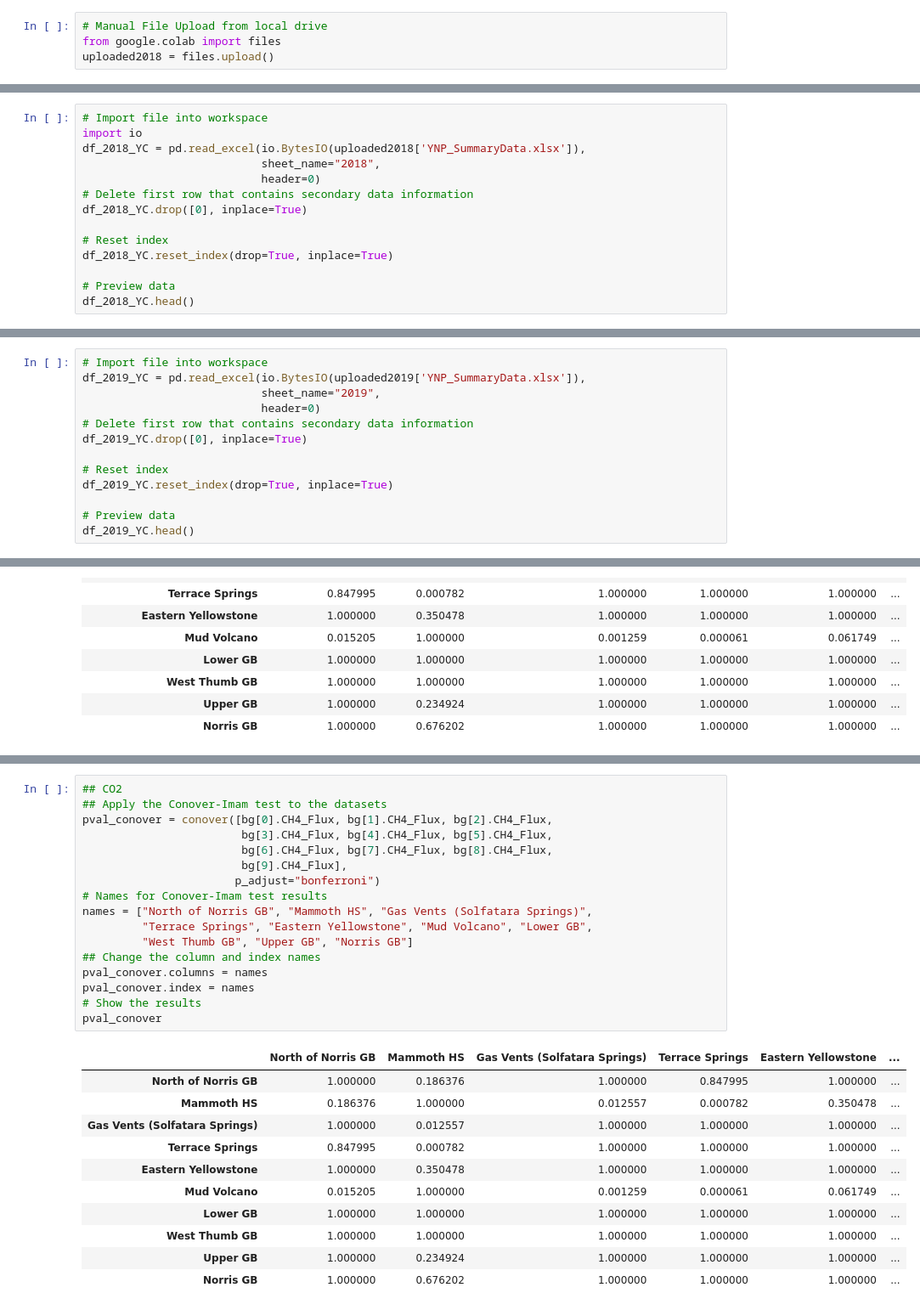
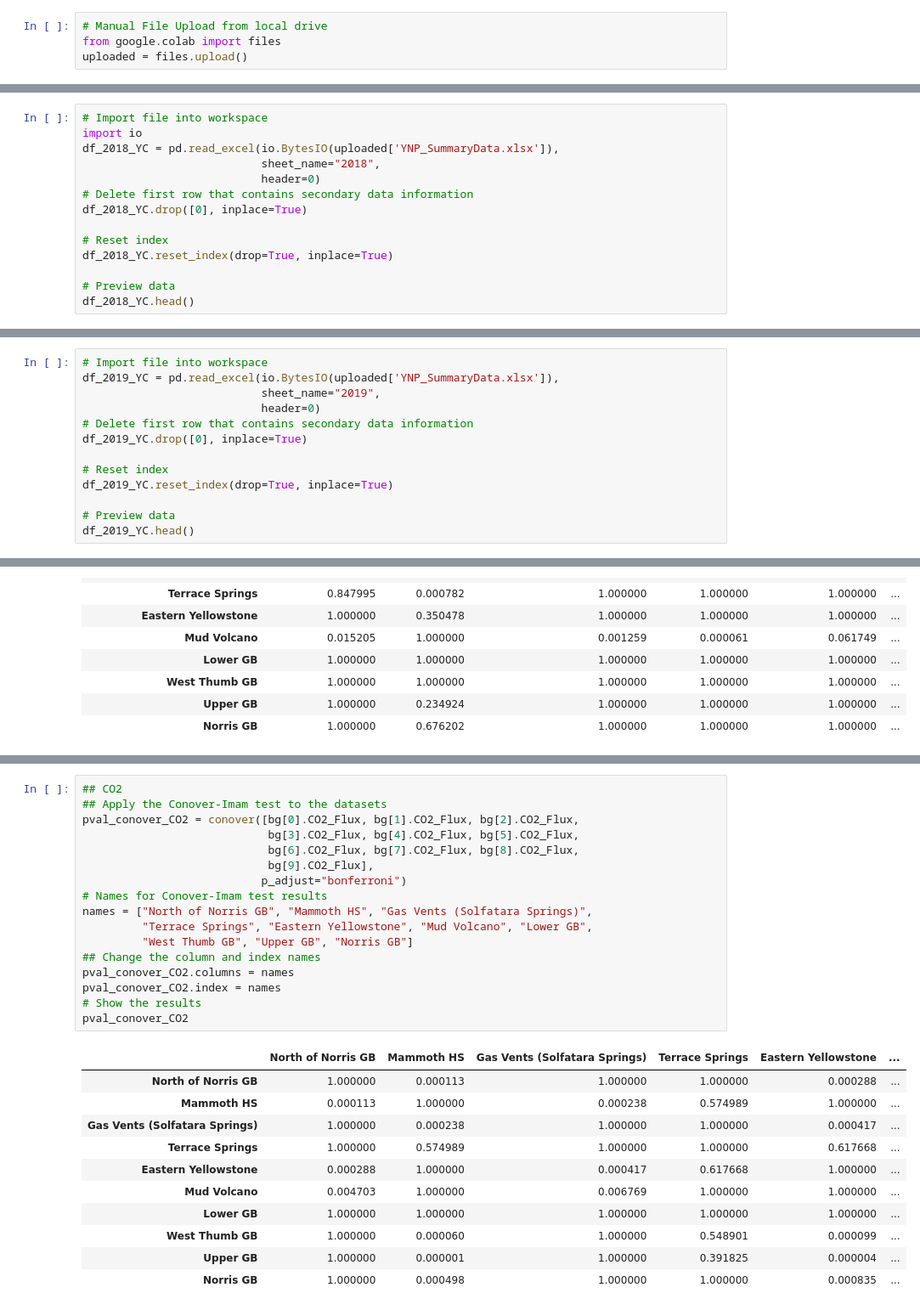
Before and after one commit to 907Resident/caldera-gases, a Jupyter notebook: site_differentation.ipynb, the cells around one changed output, grey strips where cells are left out. Shown at 85% size. Saved outputs shown, nothing was run; the diff lists cells and outputs as text.

```diff
--- a/site_differentation.ipynb
+++ b/site_differentation.ipynb
@@ -64,14 +23,14 @@ Using manual file upload until issue #1 is resolved
 # %%
 # Manual File Upload from local drive
 from google.colab import files
-uploaded2018 = files.upload()
+uploaded = files.upload()
 # %% [output]
 [interactive output not drawn]
 Saving YNP_SummaryData.xlsx to YNP_SummaryData.xlsx
 # %%
 # Import file into workspace
 import io
-df_2018_YC = pd.read_excel(io.BytesIO(uploaded2018['YNP_SummaryData.xlsx']),
+df_2018_YC = pd.read_excel(io.BytesIO(uploaded['YNP_SummaryData.xlsx']),
                            sheet_name="2018",
                            header=0)
 # Delete first row that contains secondary data information
@@ -98,6 +51,6 @@ Saving YNP_SummaryData.xlsx to YNP_SummaryData (1).xlsx
 # %%
 # Import file into workspace
-df_2019_YC = pd.read_excel(io.BytesIO(uploaded2019['YNP_SummaryData.xlsx']),
+df_2019_YC = pd.read_excel(io.BytesIO(uploaded['YNP_SummaryData.xlsx']),
                            sheet_name="2019",
                            header=0)
 # Delete first row that contains secondary data information
@@ -522,31 +767,31 @@ plt.savefig("figures/CH4_flx_CI_tst.png", dpi=300)
 # %%
 ## CO2
 ## Apply the Conover-Imam test to the datasets
-pval_conover = conover([bg[0].CH4_Flux, bg[1].CH4_Flux, bg[2].CH4_Flux,
-                        bg[3].CH4_Flux, bg[4].CH4_Flux, bg[5].CH4_Flux,
-                        bg[6].CH4_Flux, bg[7].CH4_Flux, bg[8].CH4_Flux,
-                        bg[9].CH4_Flux],
-                       p_adjust="bonferroni")
+pval_conover_CO2 = conover([bg[0].CO2_Flux, bg[1].CO2_Flux, bg[2].CO2_Flux,
+                            bg[3].CO2_Flux, bg[4].CO2_Flux, bg[5].CO2_Flux,
+                            bg[6].CO2_Flux, bg[7].CO2_Flux, bg[8].CO2_Flux,
+                            bg[9].CO2_Flux],
+                           p_adjust="bonferroni")
 # Names for Conover-Imam test results
 names = ["North of Norris GB", "Mammoth HS", "Gas Vents (Solfatara Springs)",
          "Terrace Springs", "Eastern Yellowstone", "Mud Volcano", "Lower GB",
          "West Thumb GB", "Upper GB", "Norris GB"]
 ## Change the column and index names
-pval_conover.columns = names
-pval_conover.index = names
+pval_conover_CO2.columns = names
+pval_conover_CO2.index = names
 # Show the results
-pval_conover
+pval_conover_CO2
 # %% [output]
 |  | North of Norris GB | Mammoth HS | Gas Vents (Solfatara Springs) | Terrace Springs | Eastern Yellowstone | ... |
-| North of Norris GB | 1.000000 | 0.186376 | 1.000000 | 0.847995 | 1.000000 | ... |
-| Mammoth HS | 0.186376 | 1.000000 | 0.012557 | 0.000782 | 0.350478 | ... |
-| Gas Vents (Solfatara Springs) | 1.000000 | 0.012557 | 1.000000 | 1.000000 | 1.000000 | ... |
-| Terrace Springs | 0.847995 | 0.000782 | 1.000000 | 1.000000 | 1.000000 | ... |
-| Eastern Yellowstone | 1.000000 | 0.350478 | 1.000000 | 1.000000 | 1.000000 | ... |
-| Mud Volcano | 0.015205 | 1.000000 | 0.001259 | 0.000061 | 0.061749 | ... |
+| North of Norris GB | 1.000000 | 0.000113 | 1.000000 | 1.000000 | 0.000288 | ... |
+| Mammoth HS | 0.000113 | 1.000000 | 0.000238 | 0.574989 | 1.000000 | ... |
+| Gas Vents (Solfatara Springs) | 1.000000 | 0.000238 | 1.000000 | 1.000000 | 0.000417 | ... |
+| Terrace Springs | 1.000000 | 0.574989 | 1.000000 | 1.000000 | 0.617668 | ... |
+| Eastern Yellowstone | 0.000288 | 1.000000 | 0.000417 | 0.617668 | 1.000000 | ... |
+| Mud Volcano | 0.004703 | 1.000000 | 0.006769 | 1.000000 | 1.000000 | ... |
 | Lower GB | 1.000000 | 1.000000 | 1.000000 | 1.000000 | 1.000000 | ... |
-| West Thumb GB | 1.000000 | 1.000000 | 1.000000 | 1.000000 | 1.000000 | ... |
-| Upper GB | 1.000000 | 0.234924 | 1.000000 | 1.000000 | 1.000000 | ... |
-| Norris GB | 1.000000 | 0.676202 | 1.000000 | 1.000000 | 1.000000 | ... |
+| West Thumb GB | 1.000000 | 0.000060 | 1.000000 | 0.548901 | 0.000099 | ... |
+| Upper GB | 1.000000 | 0.000001 | 1.000000 | 0.391825 | 0.000004 | ... |
+| Norris GB | 1.000000 | 0.000498 | 1.000000 | 1.000000 | 0.000835 | ... |
 # %%
 plt.figure(figsize=(8,6))
```
Also changed, not shown: parts of 34 cells of this notebook.
